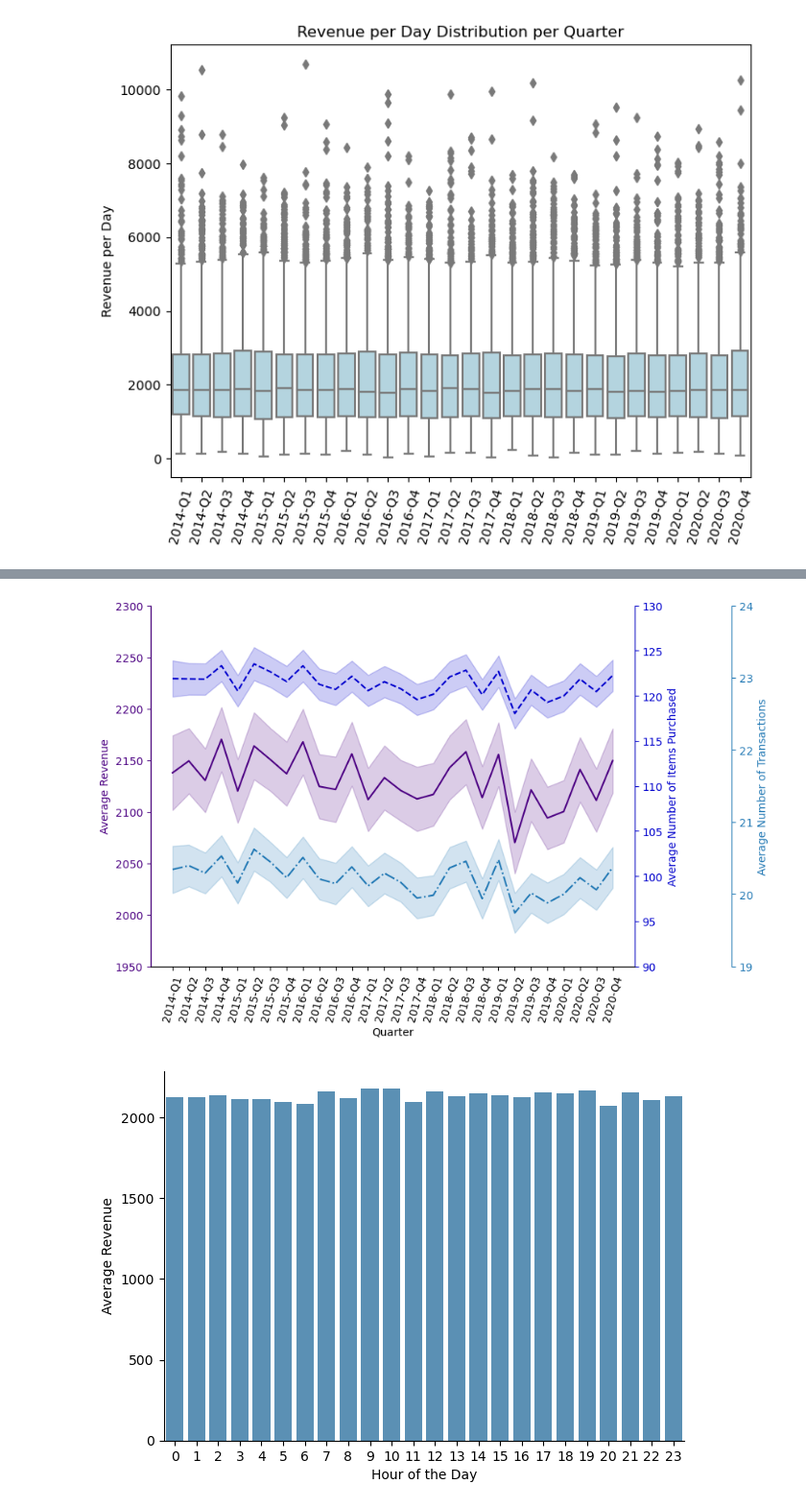
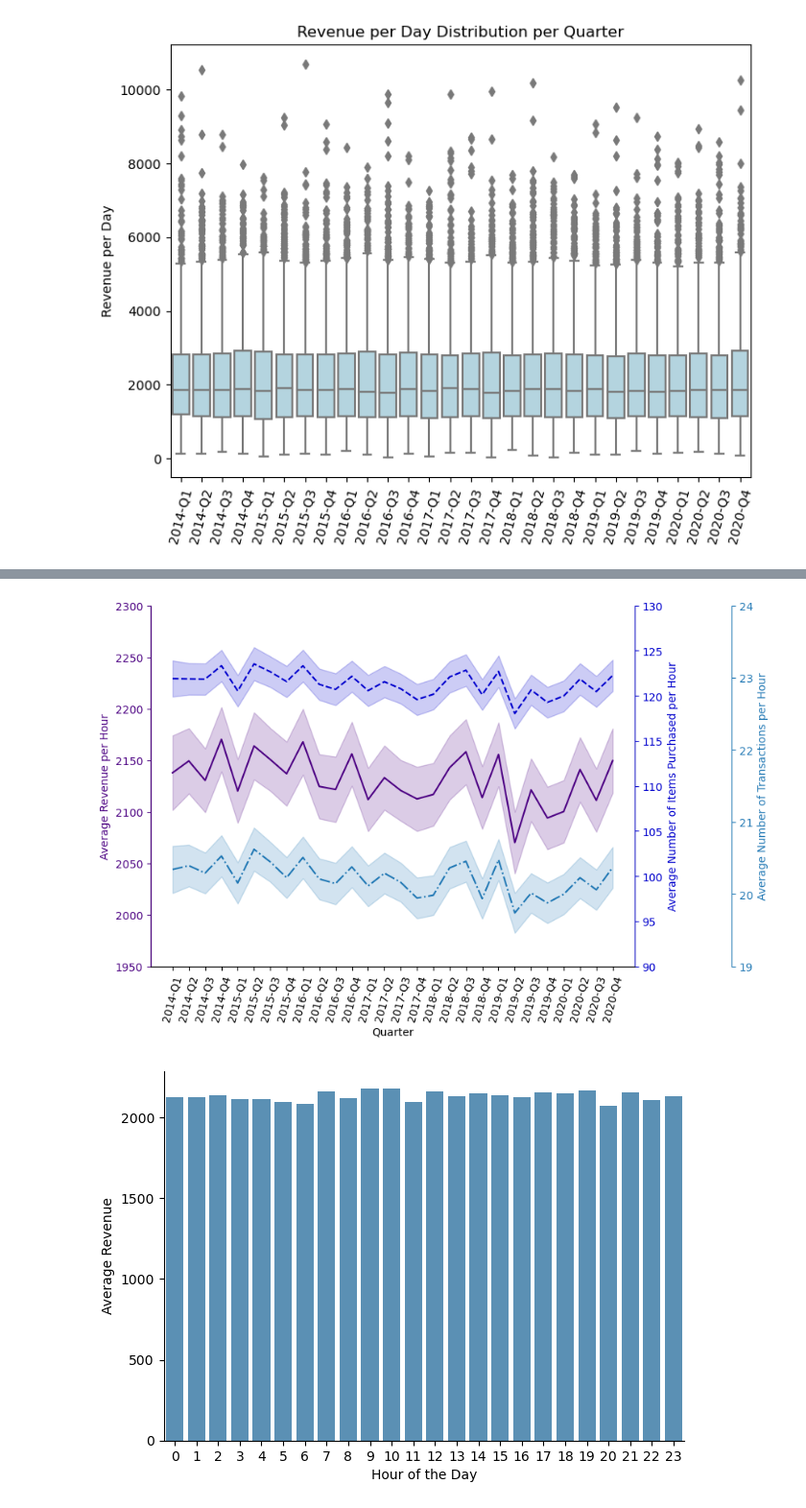
Before and after one commit to gbgrande2/bangladesh_ecommerce, a Jupyter notebook: analysis.ipynb, the cells around one changed output, grey strips where cells are left out. Shown: that part at 96% size. Saved outputs shown, nothing was run; the diff lists cells and outputs as text; code cells hidden in the pictures.

```diff
--- a/analysis.ipynb
+++ b/analysis.ipynb
@@ -180,5 +183,5 @@ plt.show()
 # %%
-# Plot for averages of all KPIs
+# Plot for daily averages of all KPIs
 fig, ax0 = plt.subplots(figsize = (8,6))
 
 ax1 = ax0.twinx()
@@ -189,6 +192,7 @@ sns.lineplot(
     data = kpi_df,
     x = "year_quarter",
     y = "revenue",
+    estimator = "mean",
     errorbar = "se",
     ax = ax0,
     color = "indigo",
@@ -215,37 +219,37 @@ sns.lineplot(
     linestyle = "-."
 )
 
 ax0.set_ylim([1950, 2300])
 ax0.tick_params(axis = 'y', colors = "indigo")
 ax0.spines["top"].set_visible(False)
-ax0.set_ylabel("Average Revenue")
+ax0.set_ylabel("Average Revenue per Hour")
 ax0.yaxis.label.set_color("indigo")
 
 ax1.set_ylim([90, 130])
 ax1.tick_params(axis = 'y', colors = "mediumblue")
 ax1.spines["top"].set_visible(False)
-ax1.set_ylabel("Average Number of Items Purchased")
+ax1.set_ylabel("Average Number of Items Purchased per Hour")
 ax1.yaxis.label.set_color("mediumblue")
 
 ax2.set_ylim([19,24])
 ax2.tick_params(axis = 'y', colors = "tab:blue")
 ax2.spines["top"].set_visible(False)
-ax2.set_ylabel("Average Number of Transactions")
+ax2.set_ylabel("Average Number of Transactions per Hour")
 ax2.yaxis.label.set_color("tab:blue")
 
 plt.gca().spines["left"].set_color("indigo")
 ax1.spines["right"].set_color("mediumblue")
 ax2.spines["right"].set_color("tab:blue")
 ax0.set_xlabel("Quarter")
 ax0.set_xticks(
     ticks = np.arange(0, 28, 1),
     labels = kpi_df["year_quarter"].unique(),
     rotation = 75
 )
 
 plt.show()
 # %% [output]
-[figure, old version]
+[figure, new version]
 # %%
 # Plot for average items purchased per hour
 by_hour = kpi_df.groupby(by = "hour")[
```
Also changed, not shown: parts of 12 cells of this notebook.
